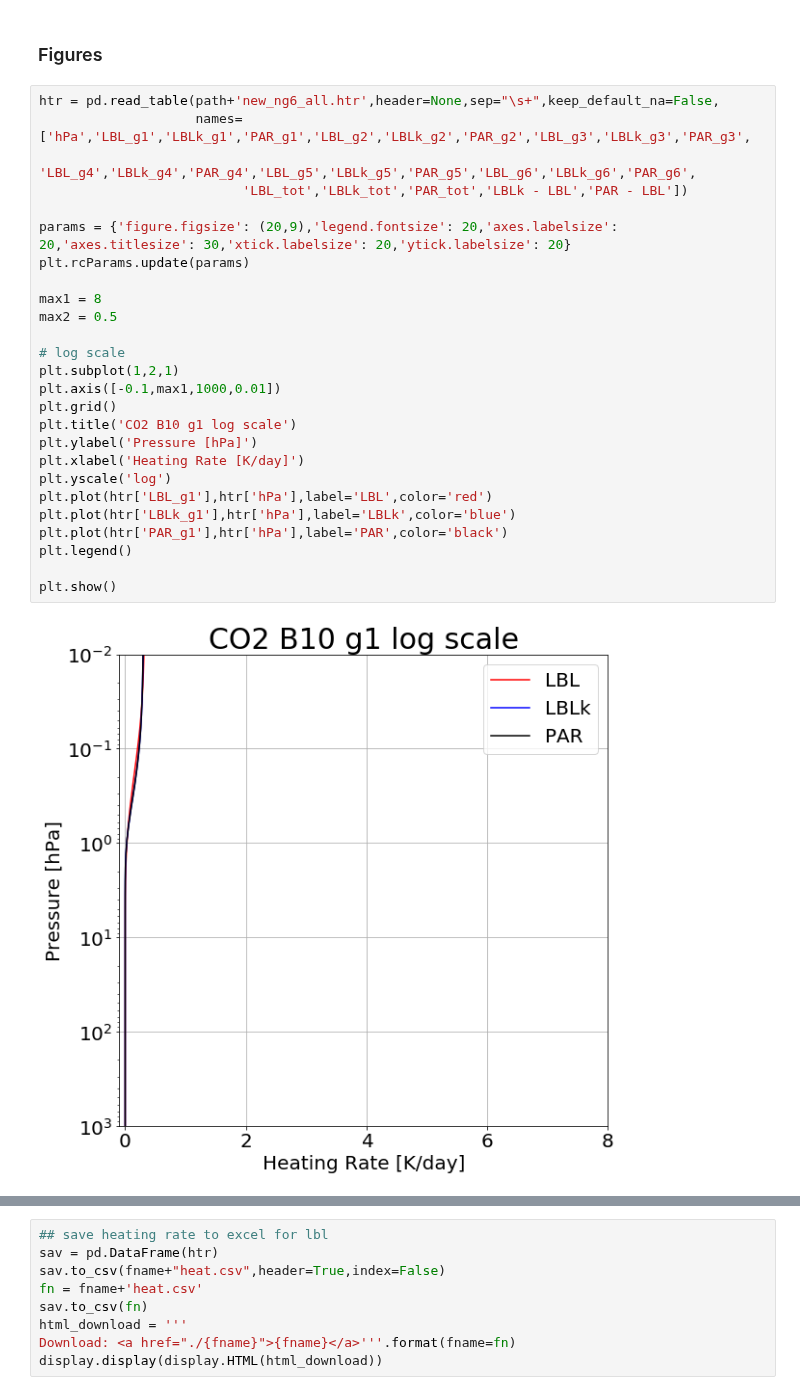
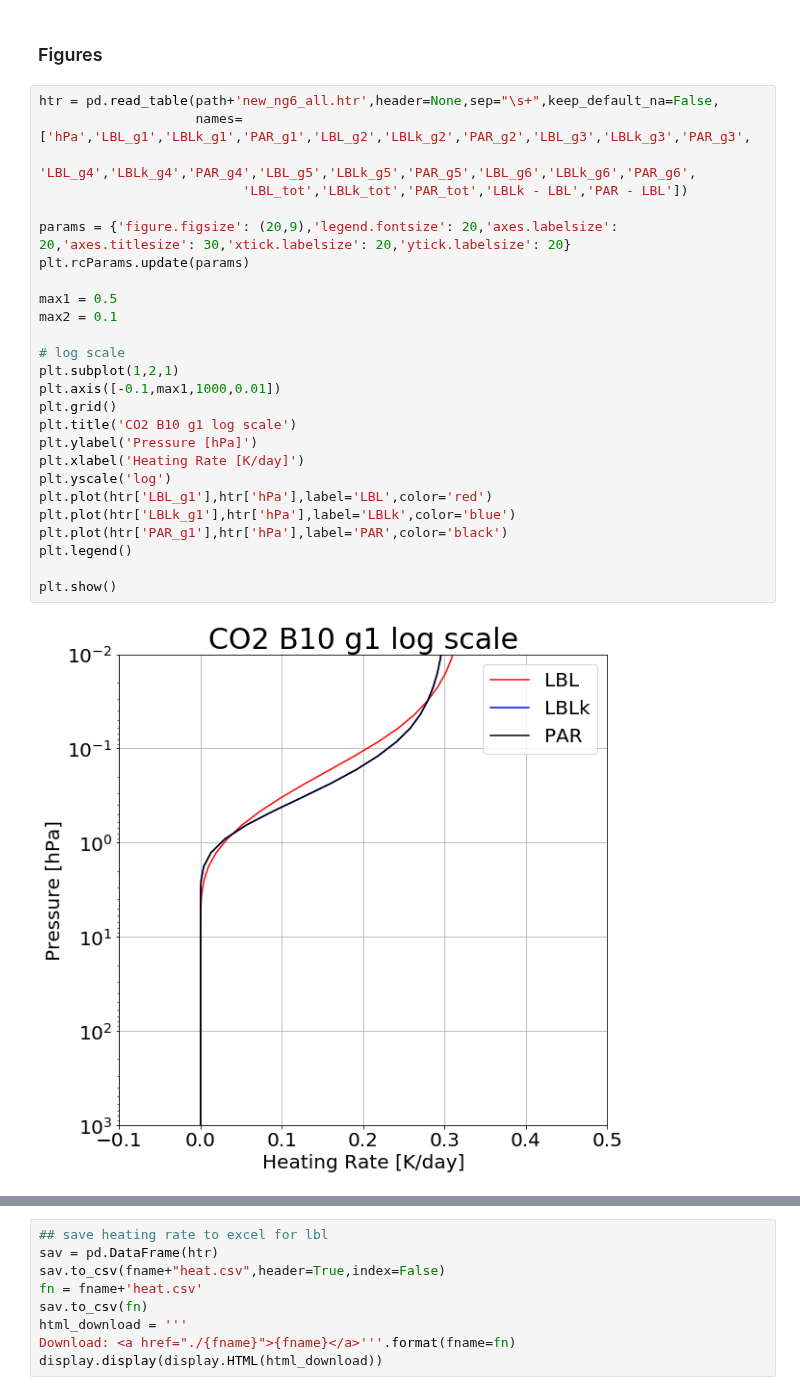
Before and after one commit to kimbuyo/Radiation_SW, a Jupyter notebook: Param/CO2/B10/190213_Result/CO2x2/CO2_B10_cosz0.2_mls75_x2_result.ipynb, the cells around one changed output, grey strips where cells are left out. Saved outputs shown, nothing was run; the diff lists cells and outputs as text.

```diff
--- a/Param/CO2/B10/190213_Result/CO2x2/CO2_B10_cosz0.2_mls75_x2_result.ipynb
+++ b/Param/CO2/B10/190213_Result/CO2x2/CO2_B10_cosz0.2_mls75_x2_result.ipynb
@@ -71,31 +71,31 @@ Download: CO2_B10_cosz0.2_mls75_x2_flux.csv
 # %%
 htr = pd.read_table(path+'new_ng6_all.htr',header=None,sep="\s+",keep_default_na=False,
                     names=['hPa','LBL_g1','LBLk_g1','PAR_g1','LBL_g2','LBLk_g2','PAR_g2','LBL_g3','LBLk_g3','PAR_g3',
                           'LBL_g4','LBLk_g4','PAR_g4','LBL_g5','LBLk_g5','PAR_g5','LBL_g6','LBLk_g6','PAR_g6',
                           'LBL_tot','LBLk_tot','PAR_tot','LBLk - LBL','PAR - LBL'])
 
 params = {'figure.figsize': (20,9),'legend.fontsize': 20,'axes.labelsize': 20,'axes.titlesize': 30,'xtick.labelsize': 20,'ytick.labelsize': 20}
 plt.rcParams.update(params)
 
-max1 = 8
-max2 = 0.5
+max1 = 0.5
+max2 = 0.1
 
 # log scale
 plt.subplot(1,2,1)
 plt.axis([-0.1,max1,1000,0.01])
 plt.grid()
 plt.title('CO2 B10 g1 log scale')
 plt.ylabel('Pressure [hPa]')
 plt.xlabel('Heating Rate [K/day]')
 plt.yscale('log')
 plt.plot(htr['LBL_g1'],htr['hPa'],label='LBL',color='red')
 plt.plot(htr['LBLk_g1'],htr['hPa'],label='LBLk',color='blue')
 plt.plot(htr['PAR_g1'],htr['hPa'],label='PAR',color='black')
 plt.legend()
 
 plt.show()
 # %% [output]
-[figure, old version]
+[figure, new version]
 # %%
 # linear scale
 plt.subplot(1,2,2)
```
Also changed, not shown: parts of 13 cells of this notebook.
